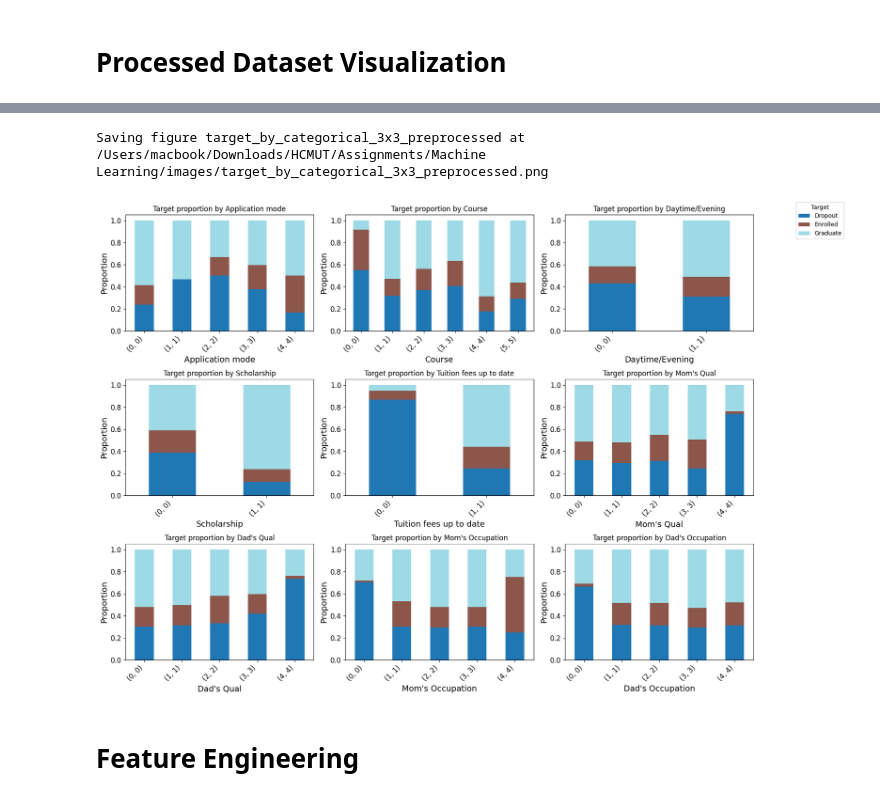
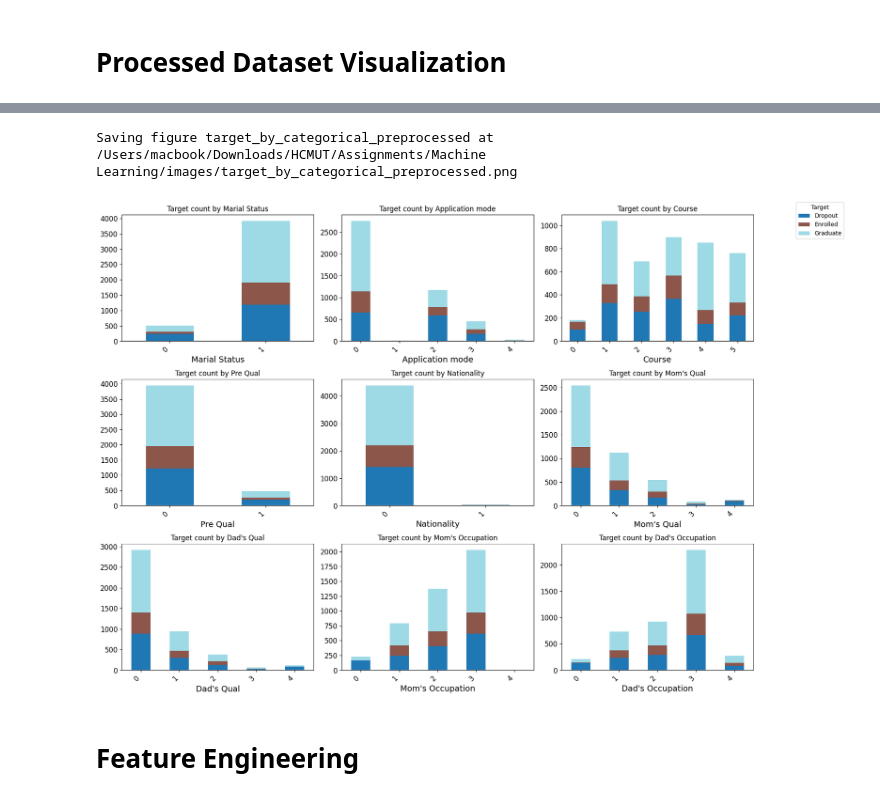
Before and after one commit to doxncwfn/mlassignmenthcmut, a Jupyter notebook: src/preprocess.ipynb, the cells around one changed output, grey strips where cells are left out. Saved outputs shown, nothing was run; the diff lists cells and outputs as text; code cells hidden in the pictures.

```diff
--- a/src/preprocess.ipynb
+++ b/src/preprocess.ipynb
@@ -135,8 +135,6 @@ def nationality(x):
     lusophone = {1, 21, 22, 24, 25, 26, 41}
     if x in lusophone:
         return 0  # Portuguese / Lusophone
-    elif pd.isna(x):
-        return 2  # Unknown
     else:
         return 1  # Other Foreign
 
@@ -296,39 +267,47 @@ Saving figure categorical_distributions_preprocessed at /Users/macbook/Downloads
 # %%
-few_cats = [c for c in cat_candidates if c in df_prep.columns]
-n = len(few_cats)
+cat_candidates = [
+    'Marial Status',
+    'Application mode',
+    'Course',
+    'Pre Qual',
+    'Nationality',
+    "Mom's Qual",
+    "Dad's Qual",
+    "Mom's Occupation",
+    "Dad's Occupation"
+]
+all_cats = [c for c in cat_candidates if c in df.columns]
+n = len(all_cats)
 cols = 3
-rows = int(np.ceil(n / cols))
+rows = int(np.ceil(n / cols)) if n > 0 else 1
 fig, axes = plt.subplots(rows, cols, figsize=(16, 4 * rows))
-axes = axes.flatten()
+axes = np.array(axes).flatten()
+
 legend_handles_labels = None
-for i, col in enumerate(few_cats):
-    ct = (df_prep.groupby([col, 'Target']).size()
-          .groupby(level=0).apply(lambda s: s / s.sum()).unstack(fill_value=0))
+for i, col in enumerate(all_cats):
+    ct = pd.crosstab(df_prep[col], df_prep['Target'])
     ct = ct.loc[ct.index.sort_values()]
     plot = ct.plot(kind='bar', stacked=True, colormap='tab20', ax=axes[i])
-    axes[i].set_title(f'Target proportion by {col}')
-    axes[i].set_ylabel('Proportion')
+    axes[i].set_title(f'Target count by {col}')
+    axes[i].set_ylabel(None)
     axes[i].set_xlabel(col)
     axes[i].set_xticklabels(axes[i].get_xticklabels(), rotation=45, ha='right')
-    # Save legend handles/labels from the first plot
     if legend_handles_labels is None:
         legend_handles_labels = axes[i].get_legend_handles_labels()
-    if axes[i].get_legend() is not None:
-        axes[i].get_legend().remove()  # Remove individual legends
+    axes[i].get_legend().remove()  # Remove legends from individual axes
 
-# Add a single legend to the figure
 if legend_handles_labels is not None:
     handles, labels = legend_handles_labels
     fig.legend(handles, labels, title='Target', bbox_to_anchor=(1.05, 1), loc='upper left')
 
-# Hide unused axes
-for j in range(n, len(axes)):
+# Hide unused axes if any
+for j in range(len(all_cats), len(axes)):
     axes[j].axis('off')
 plt.tight_layout()
-save_fig('target_by_categorical_3x3_preprocessed')
+save_fig('target_by_categorical_preprocessed')
 # %% [output]
-Saving figure target_by_categorical_3x3_preprocessed at /Users/macbook/Downloads/HCMUT/Assignments/Machine Learning/images/target_by_categorical_3x3_preprocessed.png
+Saving figure target_by_categorical_preprocessed at /Users/macbook/Downloads/HCMUT/Assignments/Machine Learning/images/target_by_categorical_preprocessed.png
-[figure, old version]
+[figure, new version]
 # %% [markdown]
 # Feature Engineering
 # %%
```
Also changed, not shown: parts of 2 cells of this notebook, 6 other files.
